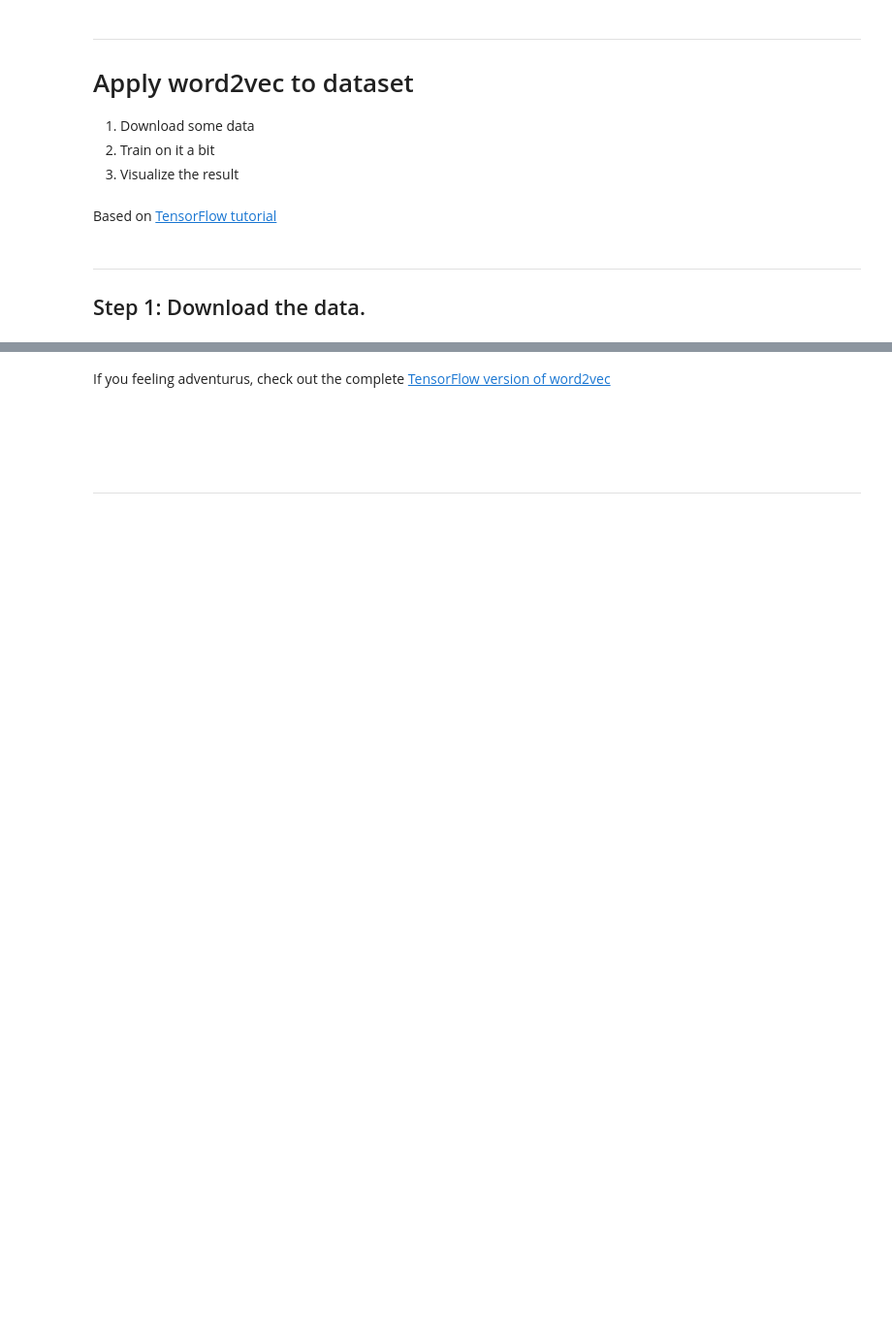
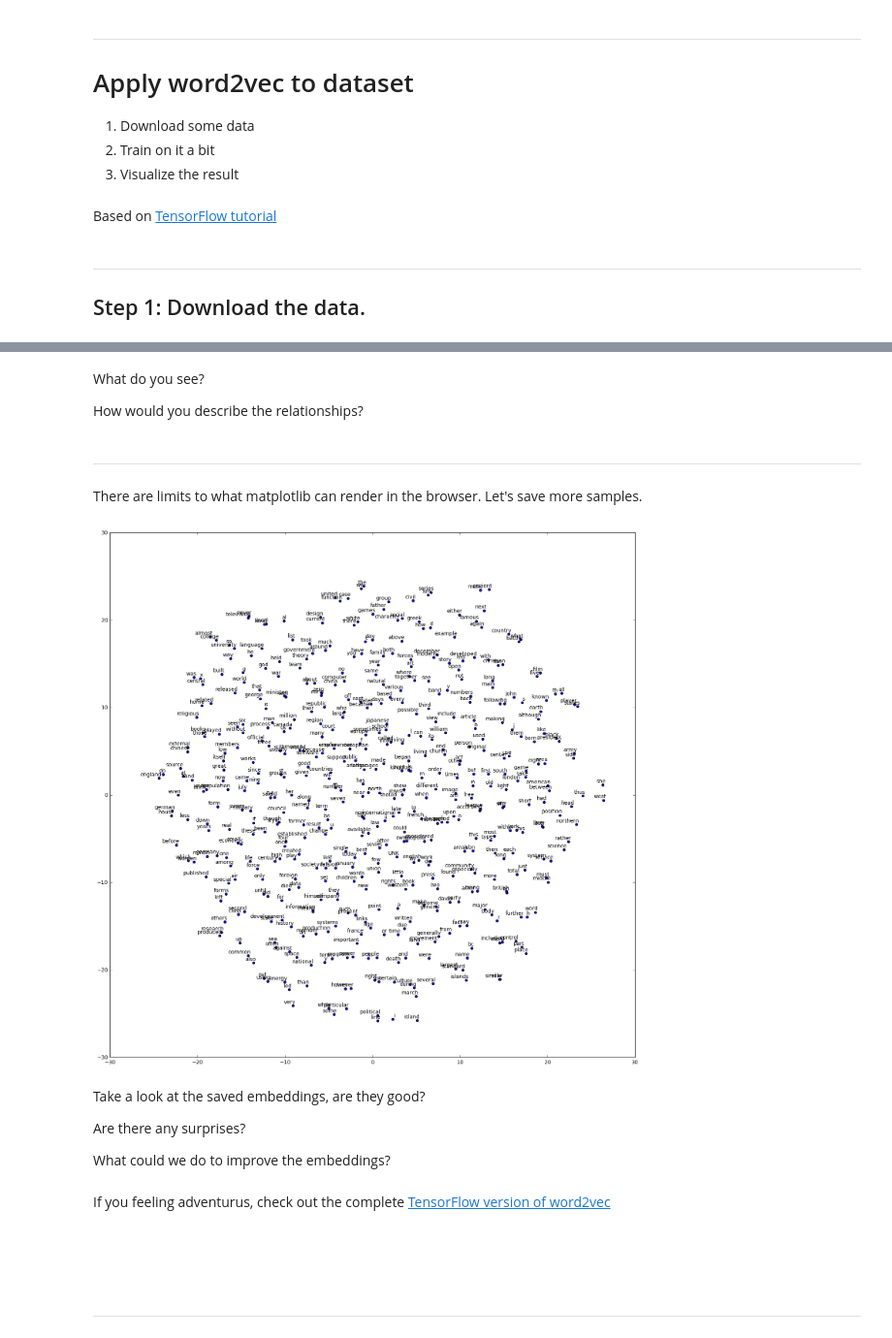
Before and after one commit to brianspiering/word2vec-workshop, a Jupyter notebook: 2_word2vec_activity.ipynb, the cells around one changed output, grey strips where cells are left out. Shown at 97% size. Drawn from its saved outputs; the diff is of its cells as text; code cells hidden in the pictures; blank space fills up the shorter version.

```diff
--- a/2_word2vec_activity.ipynb
+++ b/2_word2vec_activity.ipynb
@@ -42,3 +333,40 @@ filename = maybe_download('text8.zip', 31344016)
+# %% [markdown]
+What do you see?
+
+How would you describe the relationships?
+# %% [markdown]
+------
+
+There are limits to what matplotlib can render in the browser. Let's save more samples.
+# %%
+def plot_with_labels(low_dim_embs, labels, filename='tsne.png'):
+    assert low_dim_embs.shape[0] >= len(labels), "More labels than embeddings"
+    plt.figure(figsize=(18, 18))  #in inches
+    for i, label in enumerate(labels):
+        x, y = low_dim_embs[i,:]
+        plt.scatter(x, y)
+        plt.annotate(label,
+                     xy=(x, y),
+                     xytext=(5, 2),
+                     textcoords='offset points',
+                     ha='right',
+                     va='bottom')
+
+    plt.savefig(filename)
+
+tsne = TSNE(perplexity=30, n_components=2, init='pca', n_iter=5000)
+plot_only = 500
+low_dim_embs = tsne.fit_transform(final_embeddings[:plot_only,:])
+labels = [reverse_dictionary[i] for i in range(plot_only)]
+plot_with_labels(low_dim_embs, labels)
+# %% [output]
+[figure, added]
+# %% [markdown]
+Take a look at the saved embeddings, are they good?
+
+Are there any surprises?
+
+What could we do to improve the embeddings?
 # %% [markdown]
 If you feeling adventurus, check out the complete [TensorFlow version of word2vec](https://github.com/tensorflow/tensorflow/blob/r0.10/tensorflow/models/embedding/word2vec.py)
 # %% [markdown]
```
Also changed, not shown: parts of 21 cells of this notebook, 1 other file.
